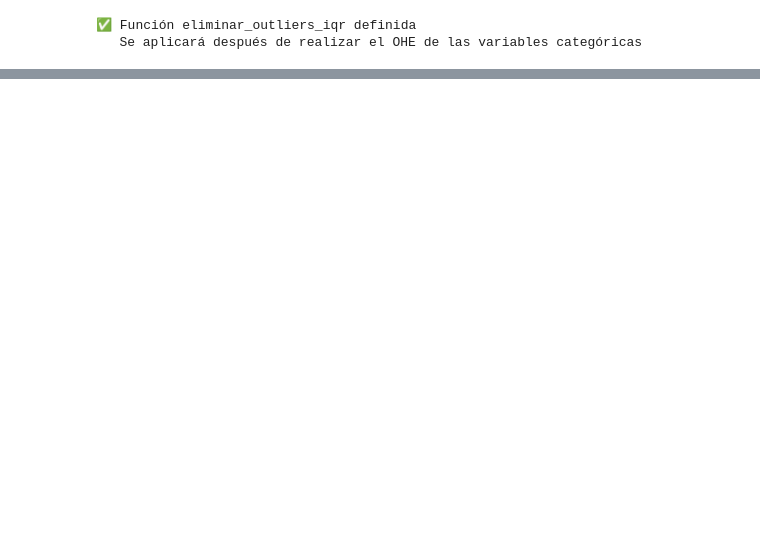
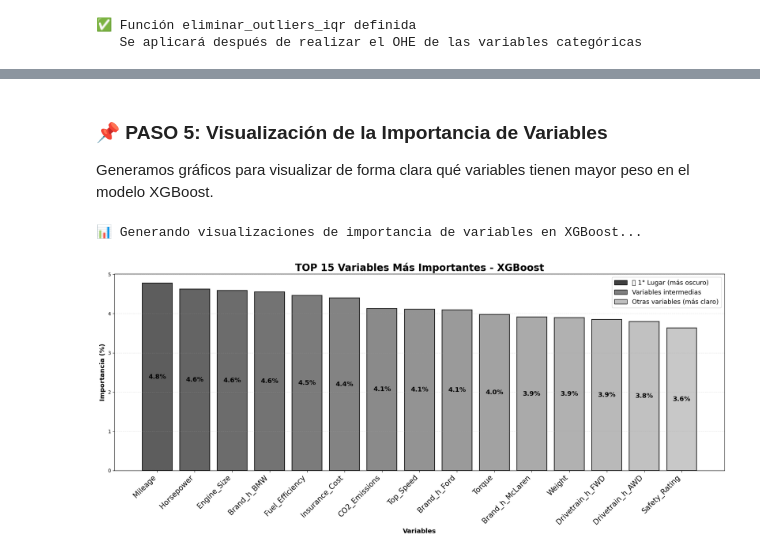
Before and after one commit to joaquinrodriguezi/ProyectoDSParte1Rodriguez, a Jupyter notebook: notebooks/entrenamiento.ipynb, the cells around one changed output, grey strips where cells are left out. Drawn from its saved outputs; the diff is of its cells as text; code cells hidden in the pictures; blank space fills up the shorter version.

Commit message:
Actualización del proyecto XGBoost autos

```diff
--- a/notebooks/entrenamiento.ipynb
+++ b/notebooks/entrenamiento.ipynb
@@ -1420,0 +1251,58 @@ El modelo no solo cumple su objetivo, sino que proporciona información accionab
+# %% [markdown]
+### 📌 PASO 5: Visualización de la Importancia de Variables
+
+Generamos gráficos para visualizar de forma clara qué variables tienen mayor peso en el modelo XGBoost.
+# %%
+from matplotlib.patches import Patch
+
+# ========================================
+# PASO 5: VISUALIZACIÓN DE IMPORTANCIA
+# ========================================
+
+import matplotlib.colors as mcolors
+
+print('\n📊 Generando visualizaciones de importancia de variables en XGBoost...\n')
+
+fig, ax = plt.subplots(1, 1, figsize=(18, 8))
+
+# Gráfico: TOP 15 variables con barras verticales
+top_15 = df_importancias_xgb.head(15)
+
+# Paleta de grises degradados para TOP 15
+colores_top15 = [mcolors.to_hex((i/14 * 0.5 + 0.25, i/14 * 0.5 + 0.25, i/14 * 0.5 + 0.25))
+                 for i in range(15)]
+
+bars = ax.bar(range(len(top_15)), top_15['Porcentaje'],
+       color=colores_top15, edgecolor='black', alpha=0.85, linewidth=1.5)
+
+ax.set_xlabel('Variables', fontsize=13, fontweight='bold')
+ax.set_ylabel('Importancia (%)', fontsize=13, fontweight='bold')
+ax.set_title('TOP 15 Variables Más Importantes - XGBoost', fontsize=20, fontweight='bold')
+ax.set_xticks(range(len(top_15)))
+ax.set_xticklabels(top_15['Variable'], rotation=45, ha='right', fontsize=15)
+ax.grid(axis='y', alpha=0.3, linestyle='--')
+
+# Agregar valores DENTRO de las barras (centrados verticalmente)
+for i, (bar, valor) in enumerate(zip(bars, top_15['Porcentaje'])):
+    # Calcular la posición vertical en el centro de la barra
+    altura_barra = bar.get_height()
+    posicion_y = altura_barra / 2
+
+    ax.text(bar.get_x() + bar.get_width() / 2, posicion_y,
+            f"{valor:.1f}%",
+            ha='center', va='center', fontsize=13, fontweight='bold', color='black')
+
+# Leyenda
+legend_elements = [
+    Patch(facecolor='#404040', label='🥇 1° Lugar (más oscuro)', edgecolor='black'),
+    Patch(facecolor='#808080', label='Variables intermedias', edgecolor='black'),
+    Patch(facecolor='#BFBFBF', label='Otras variables (más claro)', edgecolor='black')
+]
+
+ax.legend(handles=legend_elements, loc='upper right', fontsize=13)
+
+plt.tight_layout()
+plt.show()
+# %% [output]
+📊 Generando visualizaciones de importancia de variables en XGBoost...
+[figure, added]
```
Also changed, not shown: parts of 29 cells of this notebook.
